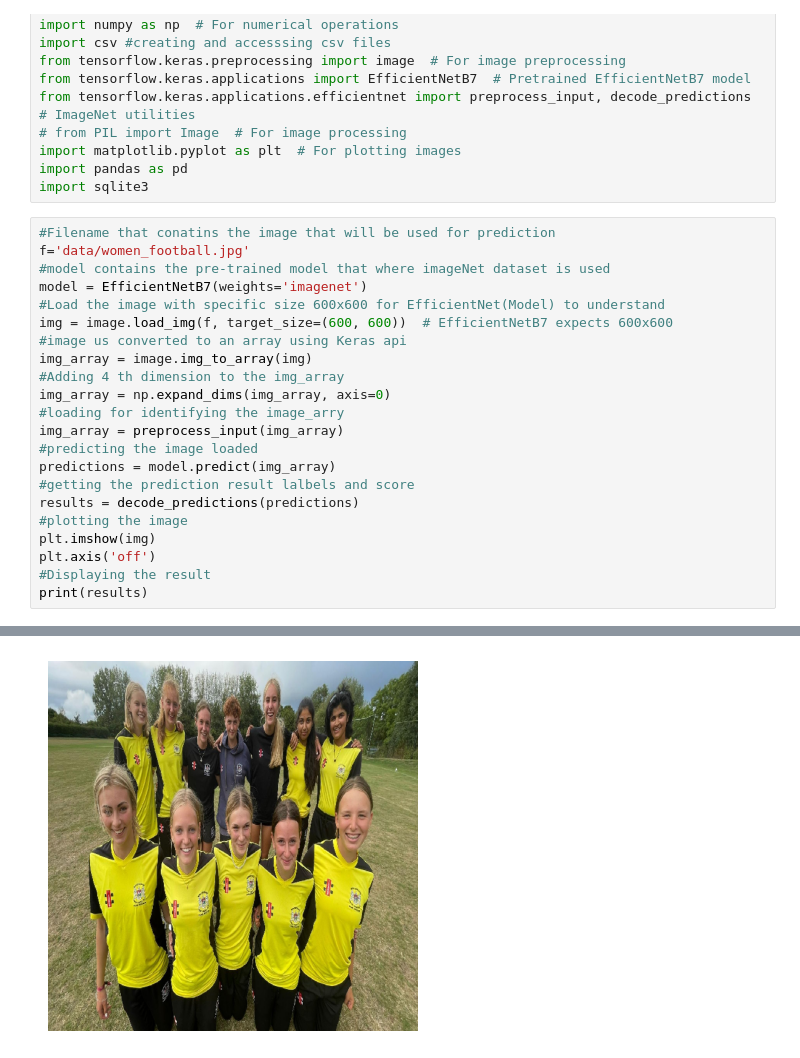
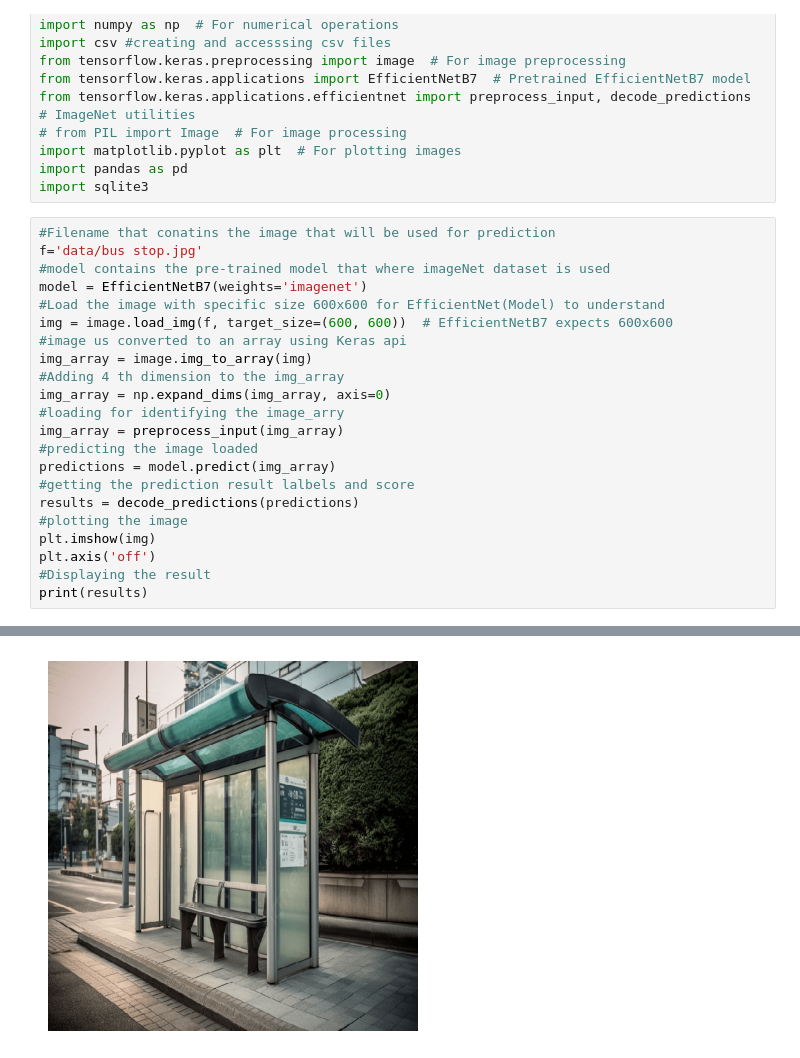
Before and after one commit to Dexter0013/Operations-on-Databases, a Jupyter notebook: Image_Classification_and_store_into_local_database.ipynb, the cells around one changed output, grey strips where cells are left out. Cells and saved outputs as stored; diff of their text form.

```diff
--- a/Image_Classification_and_store_into_local_database.ipynb
+++ b/Image_Classification_and_store_into_local_database.ipynb
@@ -51,7 +42,7 @@ import pandas as pd
 import sqlite3
 # %%
 #Filename that conatins the image that will be used for prediction
-f='data/women_football.jpg'
+f='data/bus stop.jpg'
 #model contains the pre-trained model that where imageNet dataset is used
 model = EfficientNetB7(weights='imagenet')
 #Load the image with specific size 600x600 for EfficientNet(Model) to understand
@@ -78,4 +68,4 @@ WARNING:tensorflow:5 out of the last 5 calls to <function TensorFlowTrainer.make
-[figure, old version]
+[figure, new version]
 # %%
 #input the prediction result, image_path, date and time stamps into a csv file
 def append_prediction_to_csv(filename, prediction_results, image_path):
```
Also changed, not shown: parts of 8 cells of this notebook.
